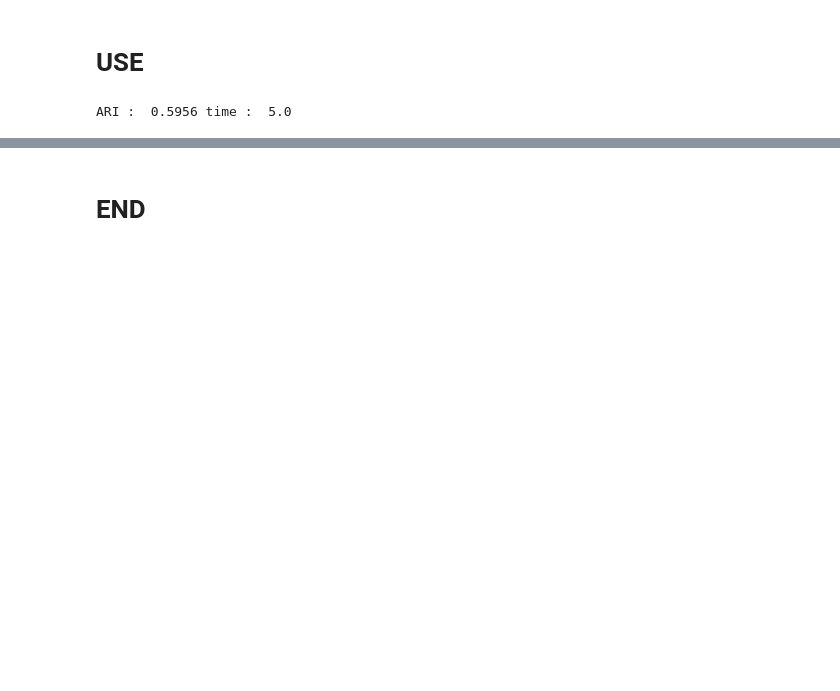
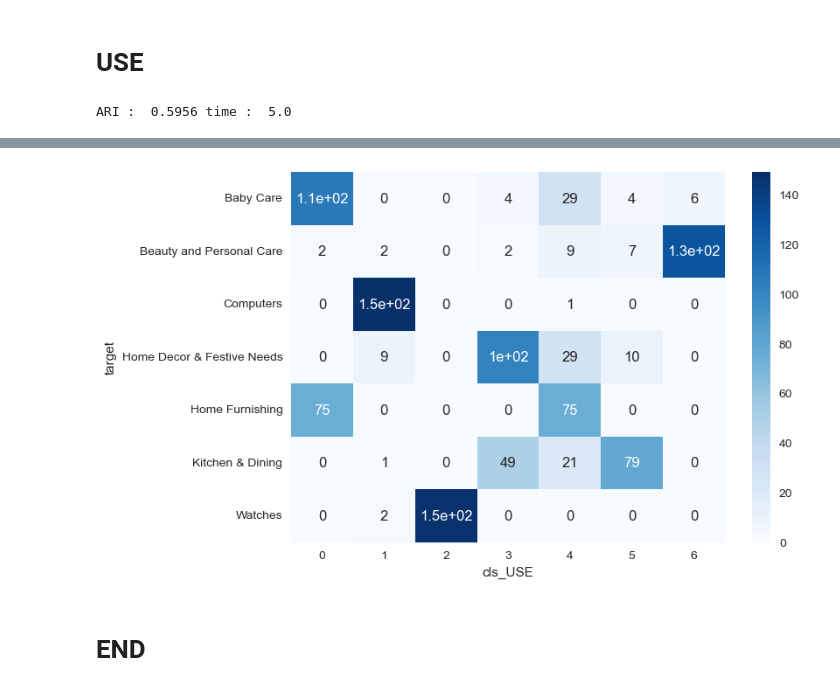
Before and after one commit to ArhurK/P6_NLP_Vison_OC, a Jupyter notebook: P6_Classifiez automatiquement des biens de consommation.ipynb, the cells around one changed output, grey strips where cells are left out. Saved outputs shown, nothing was run; the diff lists cells and outputs as text; code cells hidden in the pictures; blank space fills up the shorter version.

```diff
--- a/P6_Classifiez automatiquement des biens de consommation.ipynb
+++ b/P6_Classifiez automatiquement des biens de consommation.ipynb
@@ -1330 +1330,4 @@ TSNE_visu_fct(X_tsne, y_cat_num, labels, ARI)
 ARI :  0.5956
+# %%
+df['cls_USE'] = labels
+df['cls_USE']
@@ -1331,3 +1347,13 @@ ARI :  0.5956
+# %%
+sns.heatmap(
+        pd.crosstab(df['target'],df['cls_USE']),
+        cmap= 'Blues',
+        annot=True
+
+    )
+plt.show()
+# %% [output]
+[figure, added]
 # %% [markdown]
 # END
 # %% [markdown]
```
Also changed, not shown: parts of 12 cells of this notebook.
